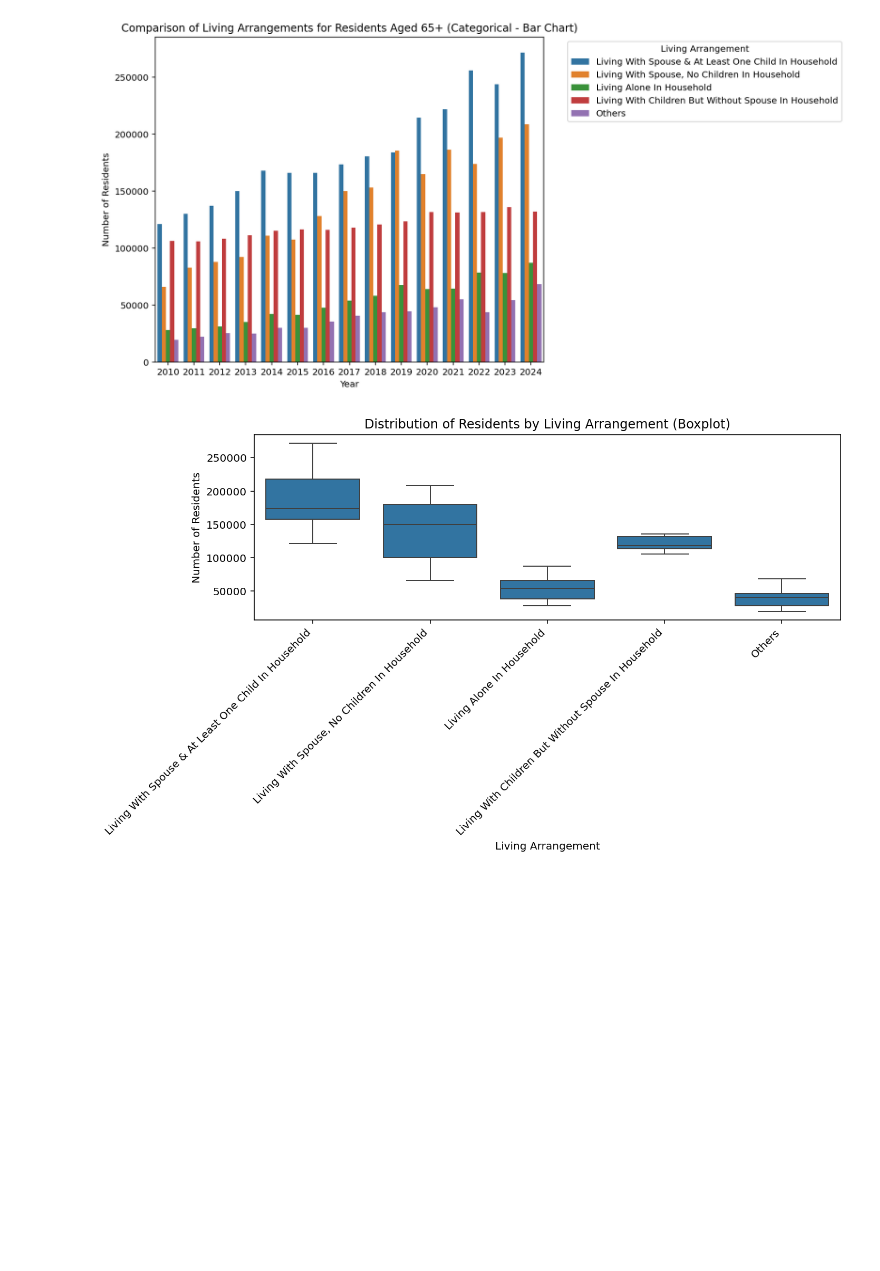
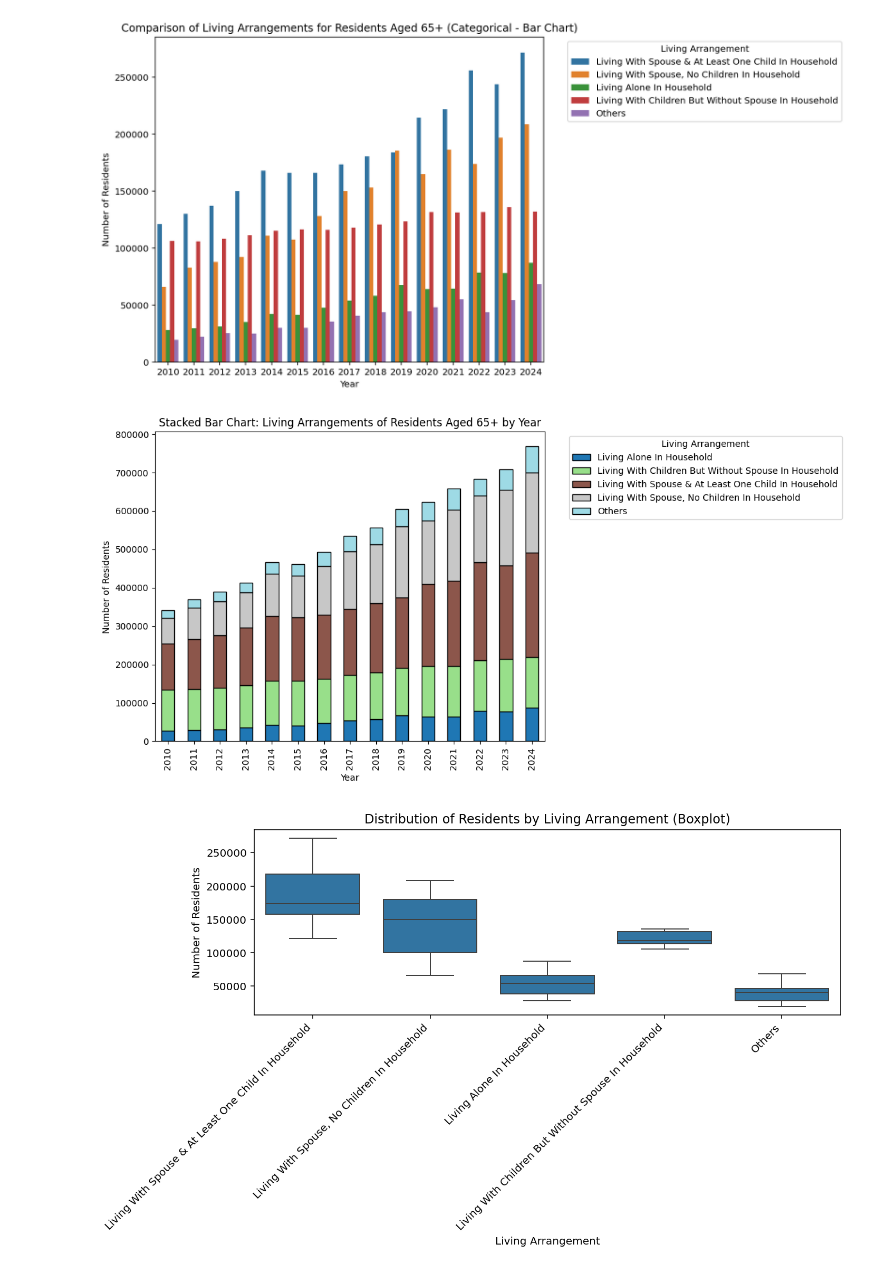
Before and after one commit to fdmy2713-dotcom/ADS1, a Jupyter notebook: Farah_ADS1_Assignment_Statistics_and_Trends_v6.ipynb, the cells around one changed output. Saved outputs shown, nothing was run; the diff lists cells and outputs as text; code cells hidden in the pictures; blank space fills up the shorter version.

```diff
--- a/Farah_ADS1_Assignment_Statistics_and_Trends_v6.ipynb
+++ b/Farah_ADS1_Assignment_Statistics_and_Trends_v6.ipynb
@@ -180,5 +181,37 @@ plot_categorical_bar(df_melted)
 # %% [output]
 [figure]
+# %%
+# Function 1: Stacked Bar Chart
+def plot_categorical_stacked_bar(df):
+    """
+    Categorical Graph: Stacked Bar Chart comparing living arrangements of elderly residents by year.
+    """
+    # Pivot data to make categories as columns
+    df_pivot = df.pivot(index='year', columns='Living_Arrangement', values='Number_of_Residents')
+
+    # Sort by year for correct order
+    df_pivot = df_pivot.sort_index()
+
+    # Plot stacked bar chart
+    ax = df_pivot.plot(
+        kind='bar',
+        stacked=True,
+        figsize=(12, 6),
+        colormap='tab20',
+        edgecolor='black'
+    )
+
+    plt.title("Stacked Bar Chart: Living Arrangements of Residents Aged 65+ by Year")
+    plt.xlabel("Year")
+    plt.ylabel("Number of Residents")
+    plt.legend(title='Living Arrangement', bbox_to_anchor=(1.05, 1), loc='upper left')
+    plt.tight_layout()
+    plt.show()
+# %%
+# Call the Functions
+plot_categorical_stacked_bar(df_melted)
+# %% [output]
+[figure, added]
 # %%
 # Function 2: Boxplot (Distribution per Category)
 def plot_categorical_box(df):
```
Also changed, not shown: parts of 1 cell of this notebook.
